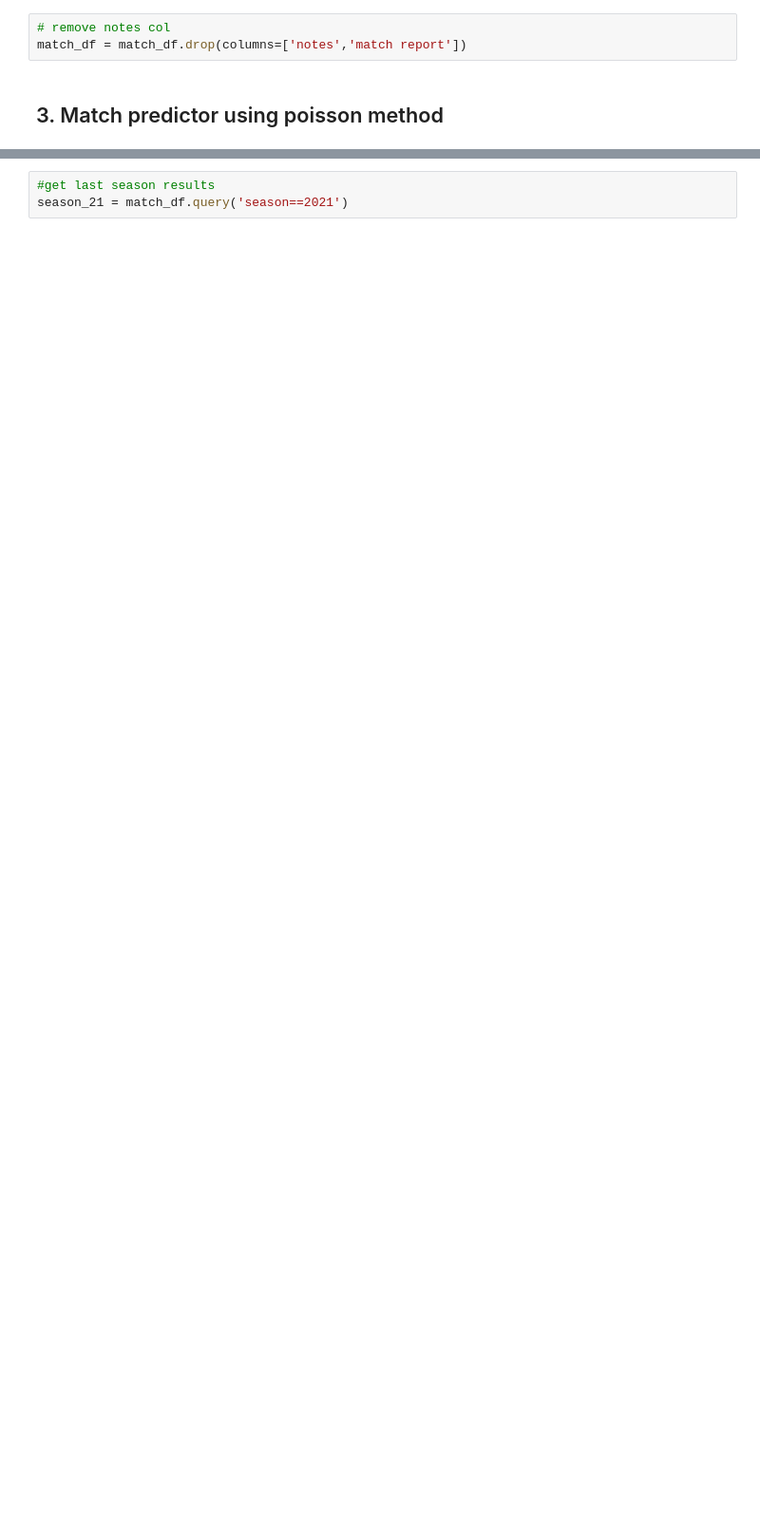
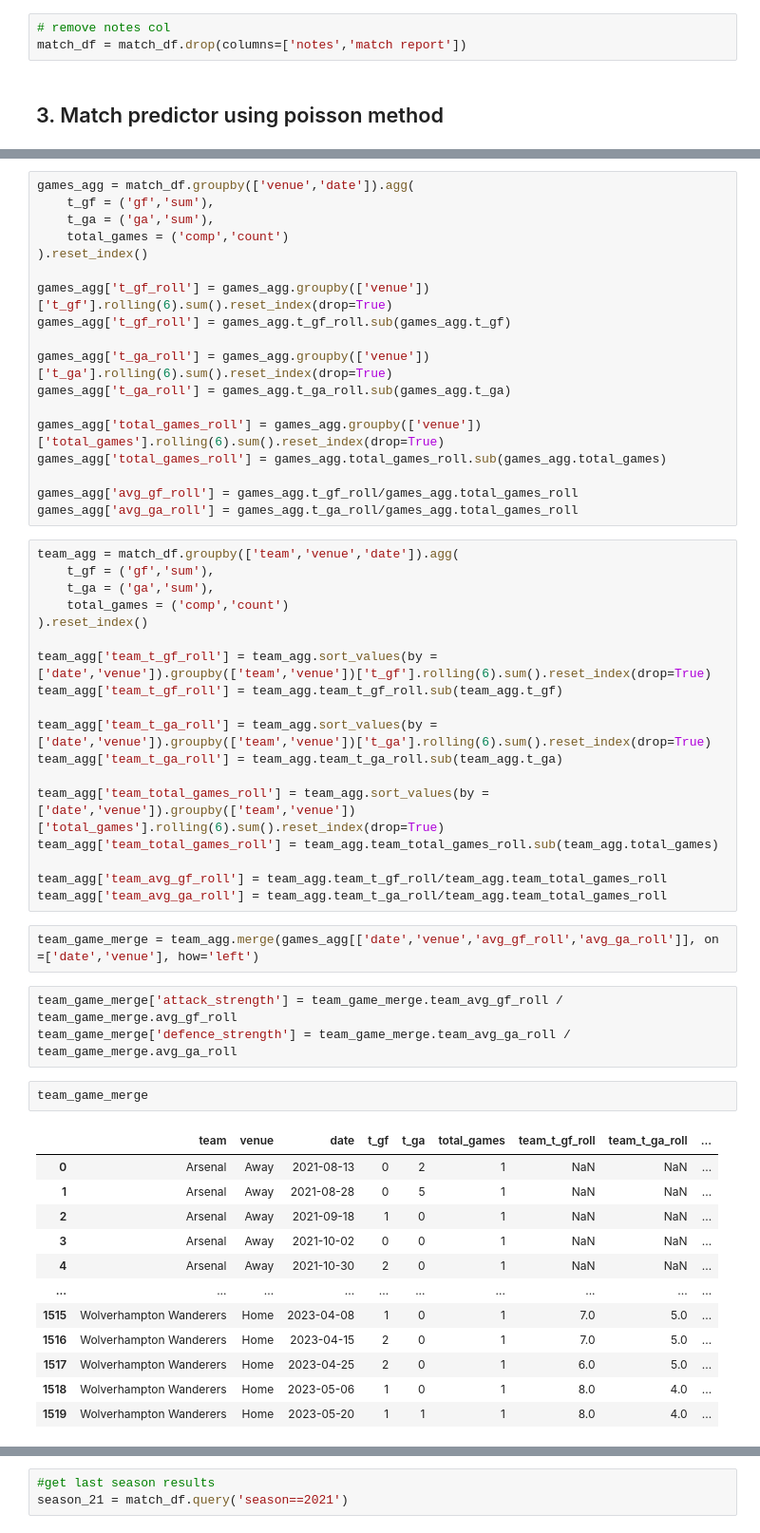
Before and after one commit to wiggs94/football-match-prediction, a Jupyter notebook: match_pred.ipynb, the cells around one changed output, grey strips where cells are left out. Shown: that part at 95% size. Saved outputs shown, nothing was run; the diff lists cells and outputs as text; blank space fills up the shorter version.

```diff
--- a/match_pred.ipynb
+++ b/match_pred.ipynb
@@ -201,0 +150,56 @@ match_df.groupby('season').count()
+# %%
+games_agg = match_df.groupby(['venue','date']).agg(
+    t_gf = ('gf','sum'),
+    t_ga = ('ga','sum'),
+    total_games = ('comp','count')
+).reset_index()
+
+games_agg['t_gf_roll'] = games_agg.groupby(['venue'])['t_gf'].rolling(6).sum().reset_index(drop=True)
+games_agg['t_gf_roll'] = games_agg.t_gf_roll.sub(games_agg.t_gf)
+
+games_agg['t_ga_roll'] = games_agg.groupby(['venue'])['t_ga'].rolling(6).sum().reset_index(drop=True)
+games_agg['t_ga_roll'] = games_agg.t_ga_roll.sub(games_agg.t_ga)
+
+games_agg['total_games_roll'] = games_agg.groupby(['venue'])['total_games'].rolling(6).sum().reset_index(drop=True)
+games_agg['total_games_roll'] = games_agg.total_games_roll.sub(games_agg.total_games)
+
+games_agg['avg_gf_roll'] = games_agg.t_gf_roll/games_agg.total_games_roll
+games_agg['avg_ga_roll'] = games_agg.t_ga_roll/games_agg.total_games_roll
+# %%
+team_agg = match_df.groupby(['team','venue','date']).agg(
+    t_gf = ('gf','sum'),
+    t_ga = ('ga','sum'),
+    total_games = ('comp','count')
+).reset_index()
+
+team_agg['team_t_gf_roll'] = team_agg.sort_values(by = ['date','venue']).groupby(['team','venue'])['t_gf'].rolling(6).sum().reset_index(drop=True)
+team_agg['team_t_gf_roll'] = team_agg.team_t_gf_roll.sub(team_agg.t_gf)
+
+team_agg['team_t_ga_roll'] = team_agg.sort_values(by = ['date','venue']).groupby(['team','venue'])['t_ga'].rolling(6).sum().reset_index(drop=True)
+team_agg['team_t_ga_roll'] = team_agg.team_t_ga_roll.sub(team_agg.t_ga)
+
+team_agg['team_total_games_roll'] = team_agg.sort_values(by = ['date','venue']).groupby(['team','venue'])['total_games'].rolling(6).sum().reset_index(drop=True)
+team_agg['team_total_games_roll'] = team_agg.team_total_games_roll.sub(team_agg.total_games)
+
+team_agg['team_avg_gf_roll'] = team_agg.team_t_gf_roll/team_agg.team_total_games_roll
+team_agg['team_avg_ga_roll'] = team_agg.team_t_ga_roll/team_agg.team_total_games_roll
+# %%
+team_game_merge = team_agg.merge(games_agg[['date','venue','avg_gf_roll','avg_ga_roll']], on =['date','venue'], how='left')
+# %%
+team_game_merge['attack_strength'] = team_game_merge.team_avg_gf_roll / team_game_merge.avg_gf_roll
+team_game_merge['defence_strength'] = team_game_merge.team_avg_ga_roll / team_game_merge.avg_ga_roll
+# %%
+team_game_merge
+# %% [output]
+|  | team | venue | date | t_gf | t_ga | total_games | team_t_gf_roll | team_t_ga_roll | ... |
+| 0 | Arsenal | Away | 2021-08-13 | 0 | 2 | 1 | NaN | NaN | ... |
+| 1 | Arsenal | Away | 2021-08-28 | 0 | 5 | 1 | NaN | NaN | ... |
+| 2 | Arsenal | Away | 2021-09-18 | 1 | 0 | 1 | NaN | NaN | ... |
+| 3 | Arsenal | Away | 2021-10-02 | 0 | 0 | 1 | NaN | NaN | ... |
+| 4 | Arsenal | Away | 2021-10-30 | 2 | 0 | 1 | NaN | NaN | ... |
+| ... | ... | ... | ... | ... | ... | ... | ... | ... | ... |
+| 1515 | Wolverhampton Wanderers | Home | 2023-04-08 | 1 | 0 | 1 | 7.0 | 5.0 | ... |
+| 1516 | Wolverhampton Wanderers | Home | 2023-04-15 | 2 | 0 | 1 | 7.0 | 5.0 | ... |
+| 1517 | Wolverhampton Wanderers | Home | 2023-04-25 | 2 | 0 | 1 | 6.0 | 5.0 | ... |
+| 1518 | Wolverhampton Wanderers | Home | 2023-05-06 | 1 | 0 | 1 | 8.0 | 4.0 | ... |
+| 1519 | Wolverhampton Wanderers | Home | 2023-05-20 | 1 | 1 | 1 | 8.0 | 4.0 | ... |
```
Also changed, not shown: parts of 23 cells of this notebook, 1 other file.
